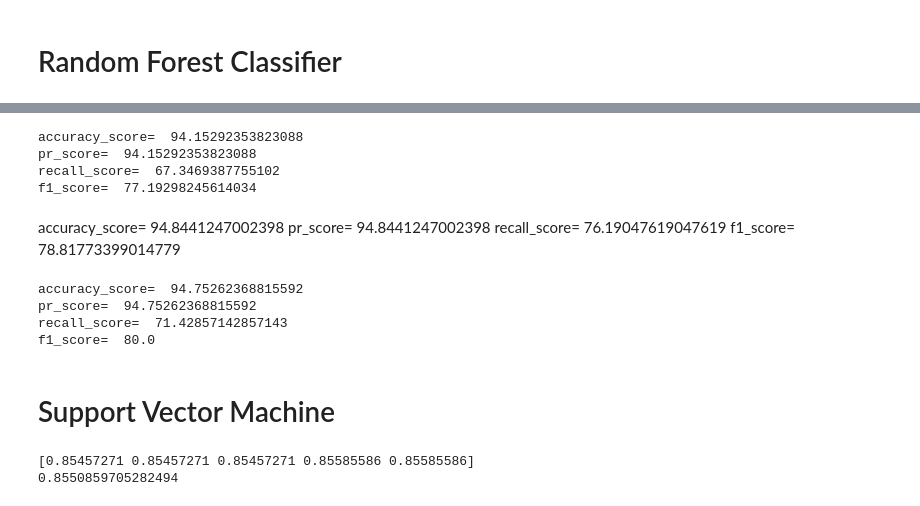
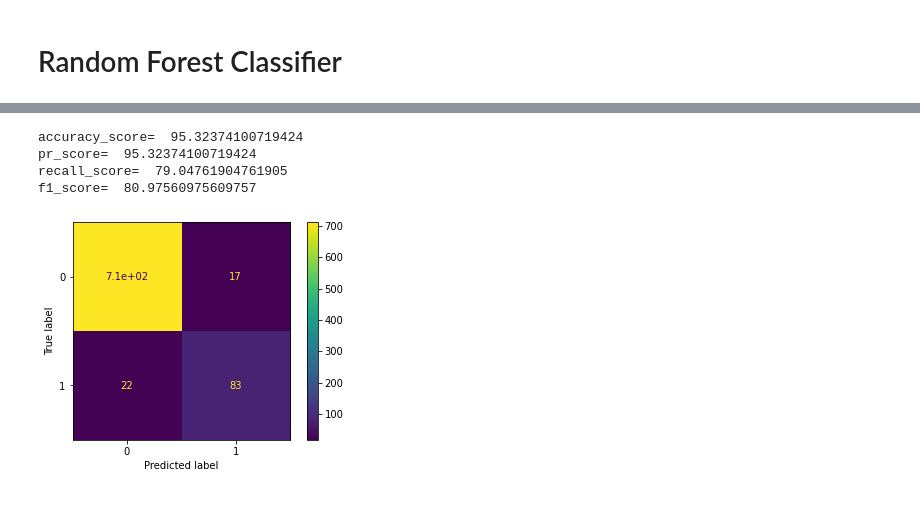
Before and after one commit to duhajarrar/TelecomMIT, a Jupyter notebook: Draft1.ipynb, the cells around one changed output, grey strips where cells are left out. Cells and saved outputs as stored; diff of their text form; code cells hidden in the pictures.

```diff
--- a/Draft1.ipynb
+++ b/Draft1.ipynb
@@ -438,66 +329,21 @@ print(ACC_test_rf_mean)
 # %%
-from sklearn.metrics import accuracy_score
-from sklearn.metrics import precision_score
-from sklearn.metrics import f1_score
-from sklearn.metrics import recall_score
-smote = RandomForestClassifier(n_estimators=20).fit(x_train, y_train)
-smote_pred = smote.predict(x_test)
+from sklearn.ensemble import RandomForestClassifier
+rfc=RandomForestClassifier()
+rfc.fit(x_train,y_train)
+smote_pred=rfc.predict(x_test)
 acc_test_smote= accuracy_score(y_test, smote_pred)*100
 acc_pr_smote = precision_score(y_test, smote_pred, average='micro')*100
 acc_recall_smote= recall_score(y_test, smote_pred)*100
 acc_f1_smote= f1_score(y_test, smote_pred)*100
-
-
 print('accuracy_score= ', acc_test_smote)
 print('pr_score= ', acc_pr_smote)
 print('recall_score= ', acc_recall_smote)
 print('f1_score= ', acc_f1_smote)
+plot_confusion_matrix(rfc, x_test, y_test)
+plt.show()
 # %% [output]
-accuracy_score=  94.15292353823088
-pr_score=  94.15292353823088
-recall_score=  67.3469387755102
-f1_score=  77.19298245614034
+accuracy_score=  95.32374100719424
+pr_score=  95.32374100719424
+recall_score=  79.04761904761905
+f1_score=  80.97560975609757
+[figure, added]
-# %% [markdown]
-accuracy_score=  94.8441247002398
-pr_score=  94.8441247002398
-recall_score=  76.19047619047619
-f1_score=  78.81773399014779
-# %%
-from sklearn.ensemble import RandomForestClassifier
-rfc=RandomForestClassifier()
-x_train,x_test,y_train,y_test=train_test_split(x,y,random_state=1,test_size=0.2)
-rfc.fit(x_train,y_train)
-smote_pred=rfc.predict(x_test)
-#s3=accuracy_score(y_test,p3)
-acc_test_smote= accuracy_score(y_test, smote_pred)*100
-acc_pr_smote = precision_score(y_test, smote_pred, average='micro')*100
-acc_recall_smote= recall_score(y_test, smote_pred)*100
-acc_f1_smote= f1_score(y_test, smote_pred)*100
-
-
-print('accuracy_score= ', acc_test_smote)
-print('pr_score= ', acc_pr_smote)
-print('recall_score= ', acc_recall_smote)
-print('f1_score= ', acc_f1_smote)
-#randomForestClassifier=s3;
-#print("Random Forest Classifier Success Rate :", "{:.2f}%".format(100*s3))
-
-#plot_confusion_matrix(rfc, x_test, y_test)
-#plt.show()
-# %% [output]
-accuracy_score=  94.75262368815592
-pr_score=  94.75262368815592
-recall_score=  71.42857142857143
-f1_score=  80.0
-# %% [markdown]
-# Support Vector Machine
-# %%
-from sklearn.model_selection import cross_val_score
-from sklearn.svm import SVC
-ACC_test_svm = cross_val_score(SVC(),x,y,cv=StratifiedKFold(n_splits=5, shuffle=True))
-print(ACC_test_svm)
-ACC_test_svm_mean = np.mean(ACC_test_svm)
-print(ACC_test_svm_mean)
-# %% [output]
-[0.85457271 0.85457271 0.85457271 0.85585586 0.85585586]
-0.8550859705282494
```
Also changed, not shown: parts of 29 cells of this notebook.
